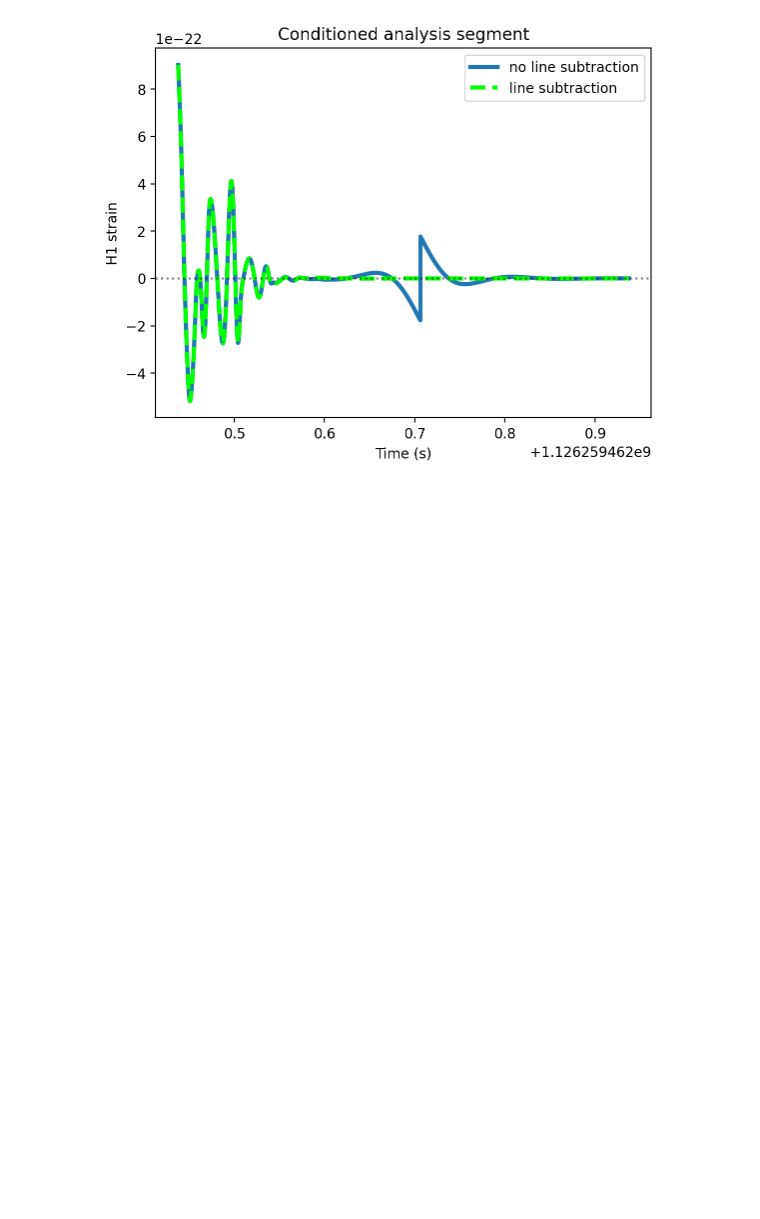
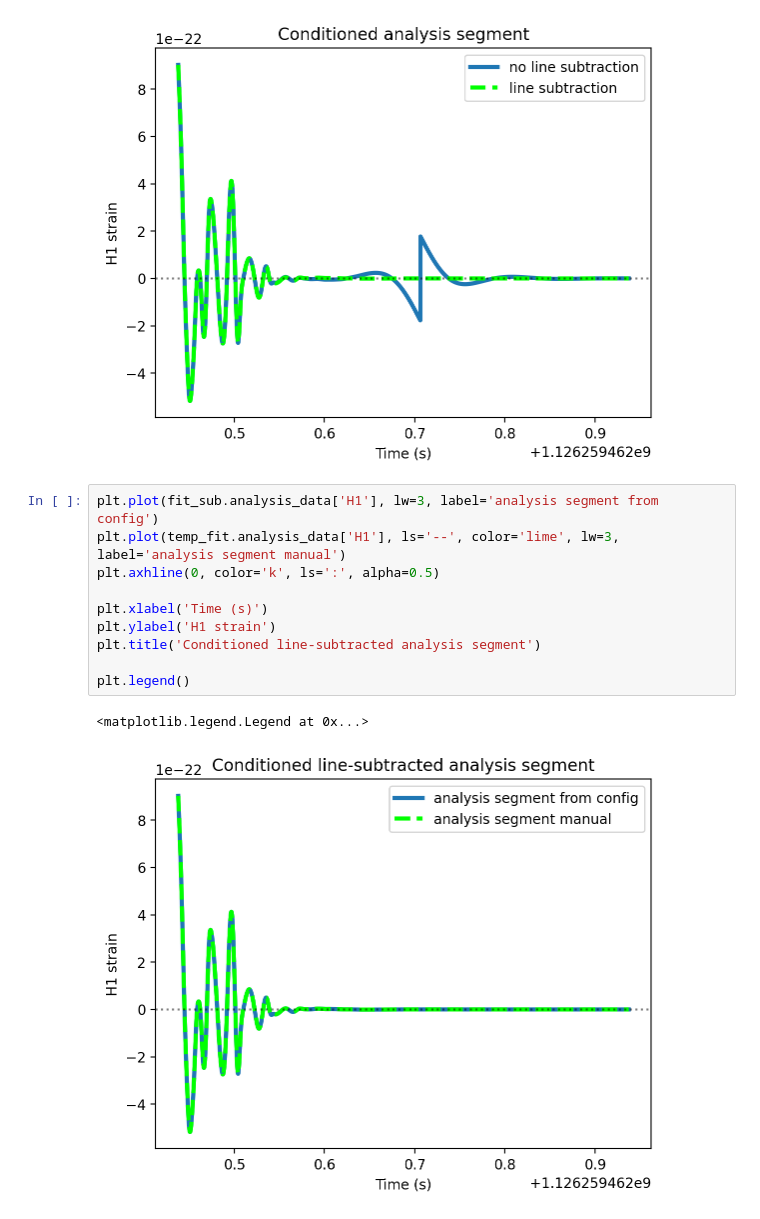
Before and after one commit to nkhusid/spectroscopic_injections, a Jupyter notebook: notebooks/line_subtraction.ipynb, the cells around one changed output. Saved outputs shown, nothing was run; the diff lists cells and outputs as text; blank space fills up the shorter version.

```diff
--- a/notebooks/line_subtraction.ipynb
+++ b/notebooks/line_subtraction.ipynb
@@ -113,3 +122,16 @@ plt.legend()
 # %% [output]
 <matplotlib.legend.Legend at 0x...>
 [figure]
+# %%
+plt.plot(fit_sub.analysis_data['H1'], lw=3, label='analysis segment from config')
+plt.plot(temp_fit.analysis_data['H1'], ls='--', color='lime', lw=3, label='analysis segment manual')
+plt.axhline(0, color='k', ls=':', alpha=0.5)
+
+plt.xlabel('Time (s)')
+plt.ylabel('H1 strain')
+plt.title('Conditioned line-subtracted analysis segment')
+
+plt.legend()
+# %% [output]
+<matplotlib.legend.Legend at 0x...>
+[figure, added]
```
Also changed, not shown: parts of 3 cells of this notebook, 2 other files.
